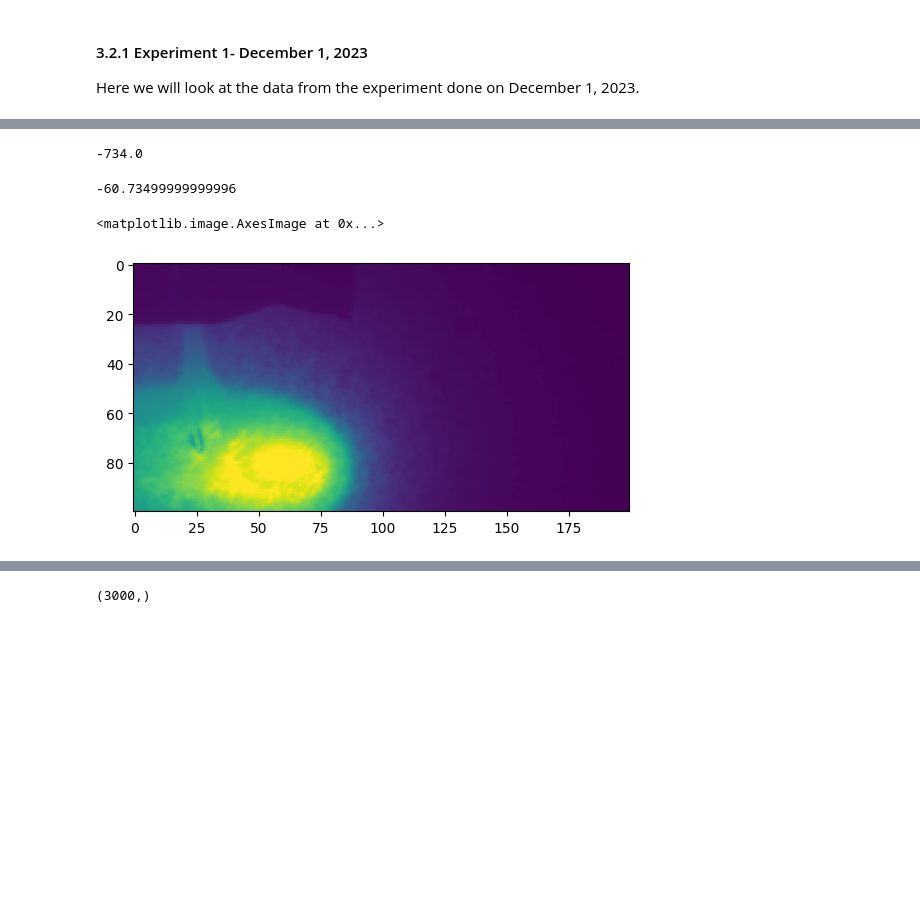
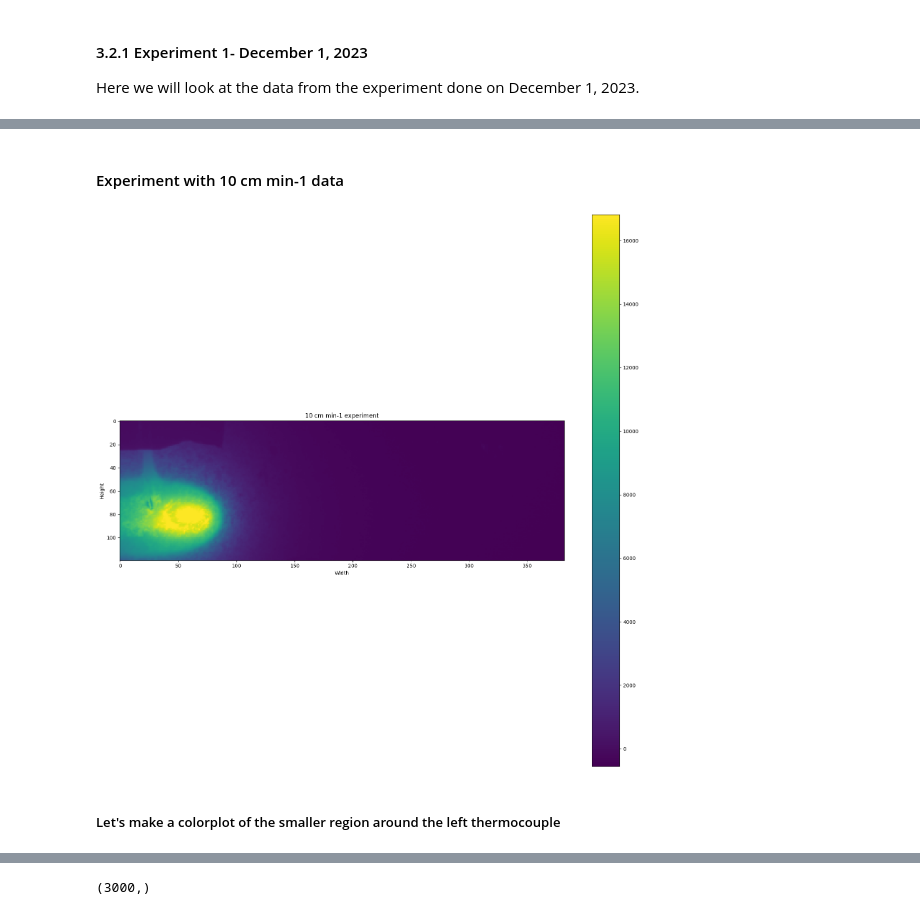
Before and after one commit to KaushalTimilsina/ResearchProject, a Jupyter notebook: Integration.ipynb, the cells around one changed output, grey strips where cells are left out. Cells and saved outputs as stored; diff of their text form; code cells hidden in the pictures; blank space fills up the shorter version.

Commit message:
Started working on the thermal camera data

```diff
--- a/Integration.ipynb
+++ b/Integration.ipynb
@@ -981,13 +930,30 @@ plt.imshow(all_pixels_at_max_frame)
-# %%
-np.min(df_180A_10cm_min_cam.flatten())
-# %% [output]
--734.0
-# %%
-((((df_180A_10cm_min_cam))[my_max_frame_approx][25][83] + 273.15)/10 + 100) -273.15
-# %% [output]
--60.73499999999996
-# %%
-plt.imshow(((df_180A_10cm_min_cam - 32)/1.8)[my_max_frame_approx])
-# %% [output]
-<matplotlib.image.AxesImage at 0x...>
-[figure, removed]
+# %% [markdown]
+#### Experiment with 10 cm min-1 data
+# %%
+# Let's read the thermocouple data from the pickle file on 180 A 10 cm min-1 experiment into a pandas dataframe
+# The word new at the end of the file means that there was another file that did not have in its frame the second thermocouple
+# So the pickle file was regenerated with a bigger width (and also slightly bigger height).
+# To get the picture of the magnet, we might need to increase the height for one of the videos, for getting the size of the magnet in pixel area
+df_180A_10cm_min_cam_new = pd.read_pickle('/home/kushik/Kushik/TU Chemnitz/WS 23 24/Research Project/Emissivity/GitHub/ResearchProject/Experiment Dec 1/Processed Data/180A_10cm_min_new.pkl')
+# %%
+# Let's make a color plot of one frame of the data and see what it looks like
+# Set the size of the figure
+fig, ax = plt.subplots(figsize=(20, 20))
+
+# Display the image
+im = ax.imshow(df_180A_10cm_min_cam_new[2377], cmap='viridis')
+
+# Add colorbar
+cbar = plt.colorbar(im)
+
+# Add labels and title
+ax.set_xlabel('Width')
+ax.set_ylabel('Height')
+ax.set_title('10 cm min-1 experiment')
+
+# Show the plot
+plt.show()
+# %% [output]
+[figure, added]
+# %% [markdown]
+##### Let's make a colorplot of the smaller region around the left thermocouple
```
Also changed, not shown: parts of 39 cells of this notebook.
